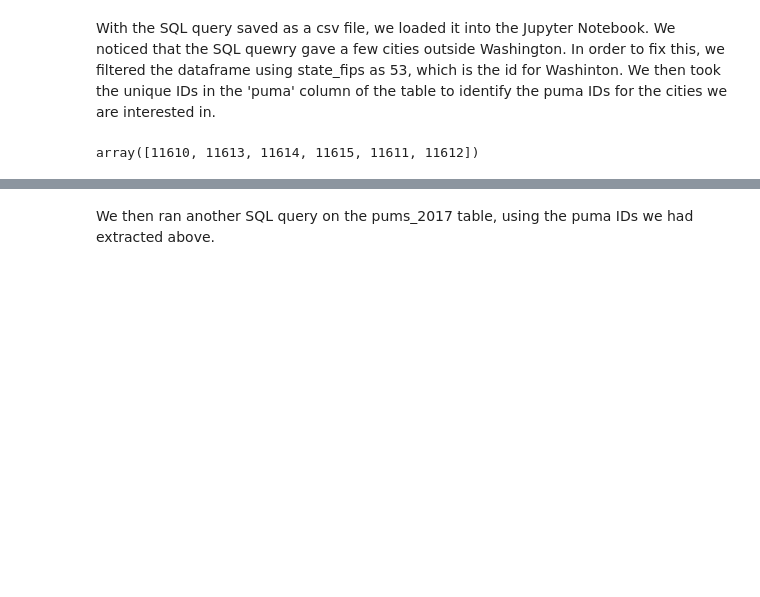
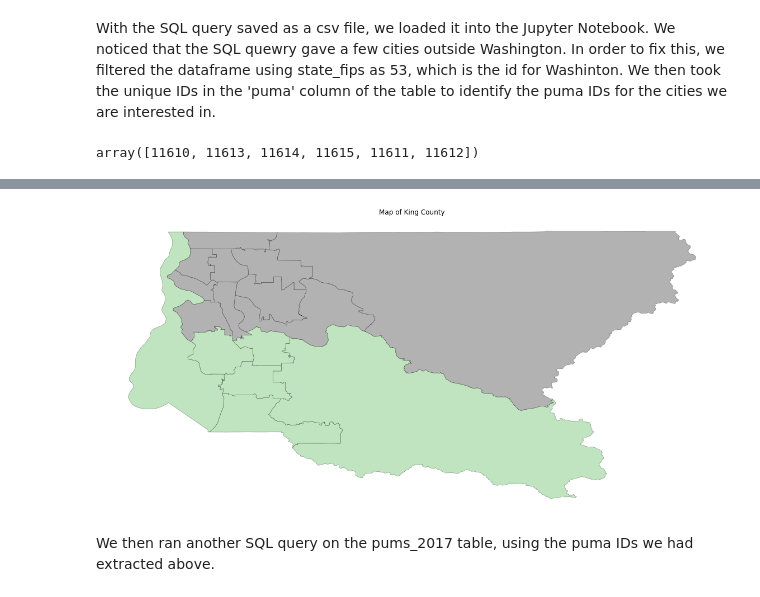
Before and after one commit to navahmed/opportunity_youth, a Jupyter notebook: Index.ipynb, the cells around one changed output, grey strips where cells are left out. Saved outputs shown, nothing was run; the diff lists cells and outputs as text; code cells hidden in the pictures; blank space fills up the shorter version.

```diff
--- a/Index.ipynb
+++ b/Index.ipynb
@@ -60,0 +73,3 @@ array([11610, 11613, 11614, 11615, 11611, 11612])
+# %%
+map_df.loc[:,'PUMACE10'] = map_df['PUMACE10'].astype(int)
+map_df.loc[:,'GEOID10'] = map_df['GEOID10'].astype(int)
@@ -60,0 +80,2 @@ array([11610, 11613, 11614, 11615, 11611, 11612])
+# %%
+puma_list = pum_was['puma'].unique()
@@ -60,0 +88,4 @@ array([11610, 11613, 11614, 11615, 11611, 11612])
+# %%
+kc_puma = map_df.loc[(map_df.PUMACE10 >=11601) & (map_df.PUMACE10 <=11616) ]
+# %%
+skc_puma = kc_puma.assign(SKC = [1 if row in puma_list else 0 for row in kc_puma['PUMACE10']])
@@ -61,2 +101,11 @@ array([11610, 11613, 11614, 11615, 11611, 11612])
+# %%
+fig,ax = plt.subplots(1, figsize=(20,16))
+ax= skc_puma.plot(ax=ax, column='SKC', cmap='Accent_r', alpha=0.5, linewidth=0.5, edgecolor='black', legend=False)
+ax.set_title('Map of King County')
+ax.set_axis_off()
+fig.tight_layout
+plt.show();
+# %% [output]
+[figure, added]
 # %% [markdown]
 We then ran another SQL query on the pums_2017 table, using the puma IDs we had extracted above.
```
Also changed, not shown: parts of 36 cells of this notebook.
